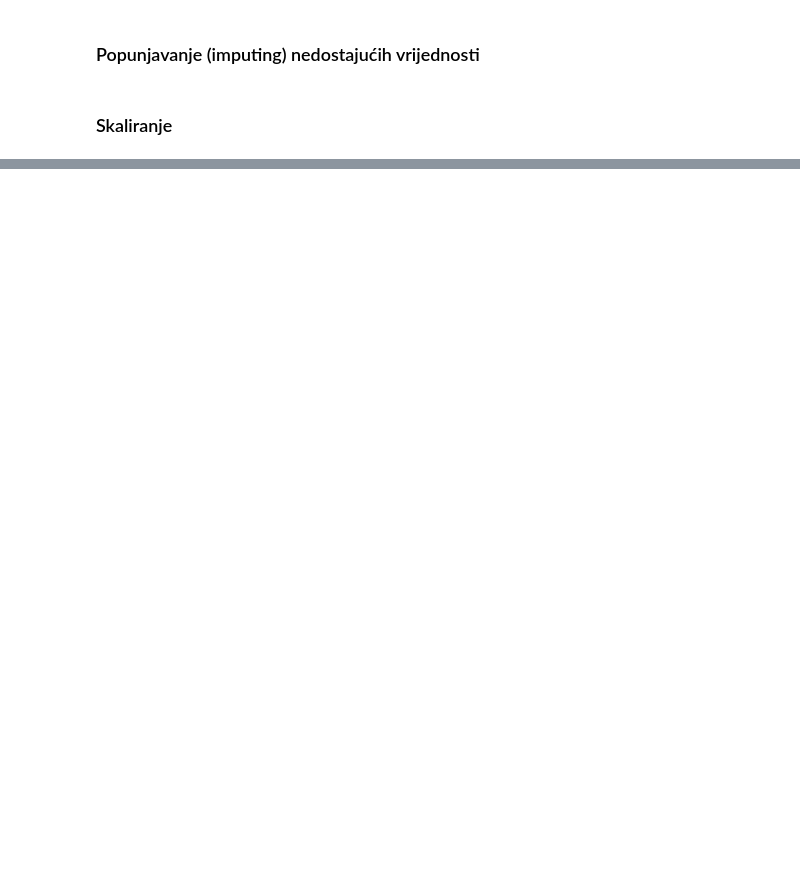
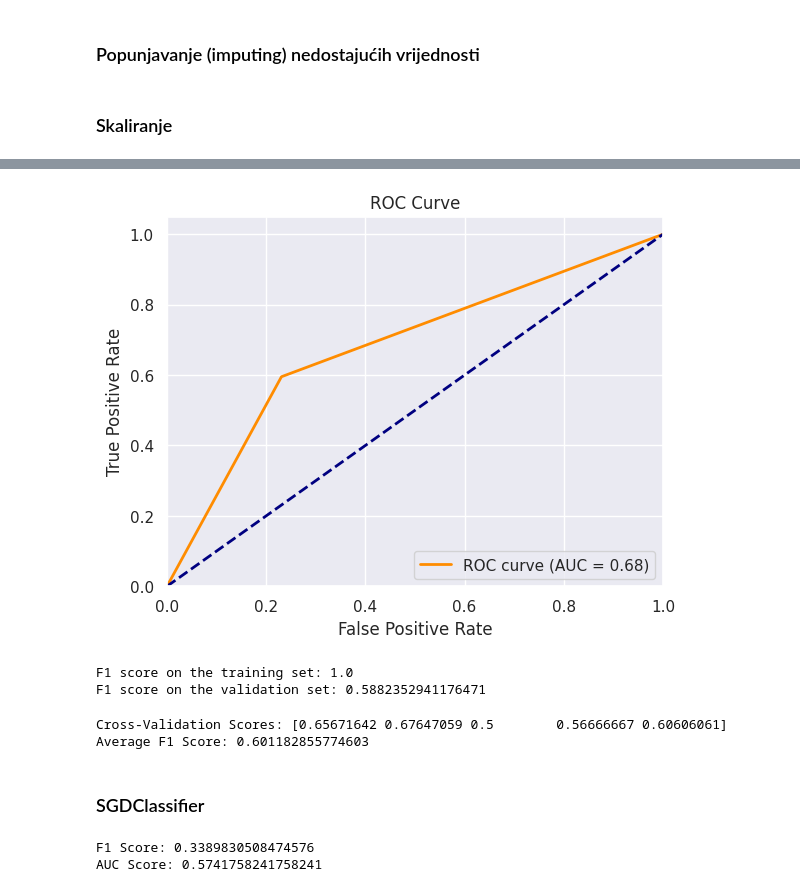
Before and after one commit to dsabljic/Sepsis-Classification, a Jupyter notebook: Sepsis Classification.ipynb, the cells around one changed output, grey strips where cells are left out. Cells and saved outputs as stored; diff of their text form; code cells hidden in the pictures; blank space fills up the shorter version.

```diff
--- a/Sepsis Classification.ipynb
+++ b/Sepsis Classification.ipynb
@@ -858,0 +1018,23 @@ X_test = scale_data(X_test_imputed, scaler, columns)
+# %%
+plot_auc(xgb_auc_score, xgb_fpr, xgb_tpr)
+# %% [output]
+[figure, added]
+# %%
+xgb_train_f1_score = calculate_f1_score(xgb_model, X_train_df, y_train)
+xgb_val_f1_score = calculate_f1_score(xgb_model, X_val_df, y_val)
+
+print("F1 score on the training set:", xgb_train_f1_score)
+print("F1 score on the validation set:", xgb_val_f1_score)
+# %% [output]
+F1 score on the training set: 1.0
+F1 score on the validation set: 0.5882352941176471
+# %%
+cv_scores, avg_f1_score = perform_cross_validation(xgb_model, X_train_df, y_train, cv=5, scoring='f1')
+
+print("Cross-Validation Scores:", cv_scores)
+print("Average F1 Score:", avg_f1_score)
+# %% [output]
+Cross-Validation Scores: [0.65671642 0.67647059 0.5        0.56666667 0.60606061]
+Average F1 Score: 0.601182855774603
+# %% [markdown]
+### SGDClassifier
@@ -858,0 +1045,6 @@ X_test = scale_data(X_test_imputed, scaler, columns)
+# %%
+print("F1 Score:", sgd_f1_score)
+print("AUC Score:", sgd_auc_score)
+# %% [output]
+F1 Score: 0.3389830508474576
+AUC Score: 0.5741758241758241
```
Also changed, not shown: parts of 44 cells of this notebook.
